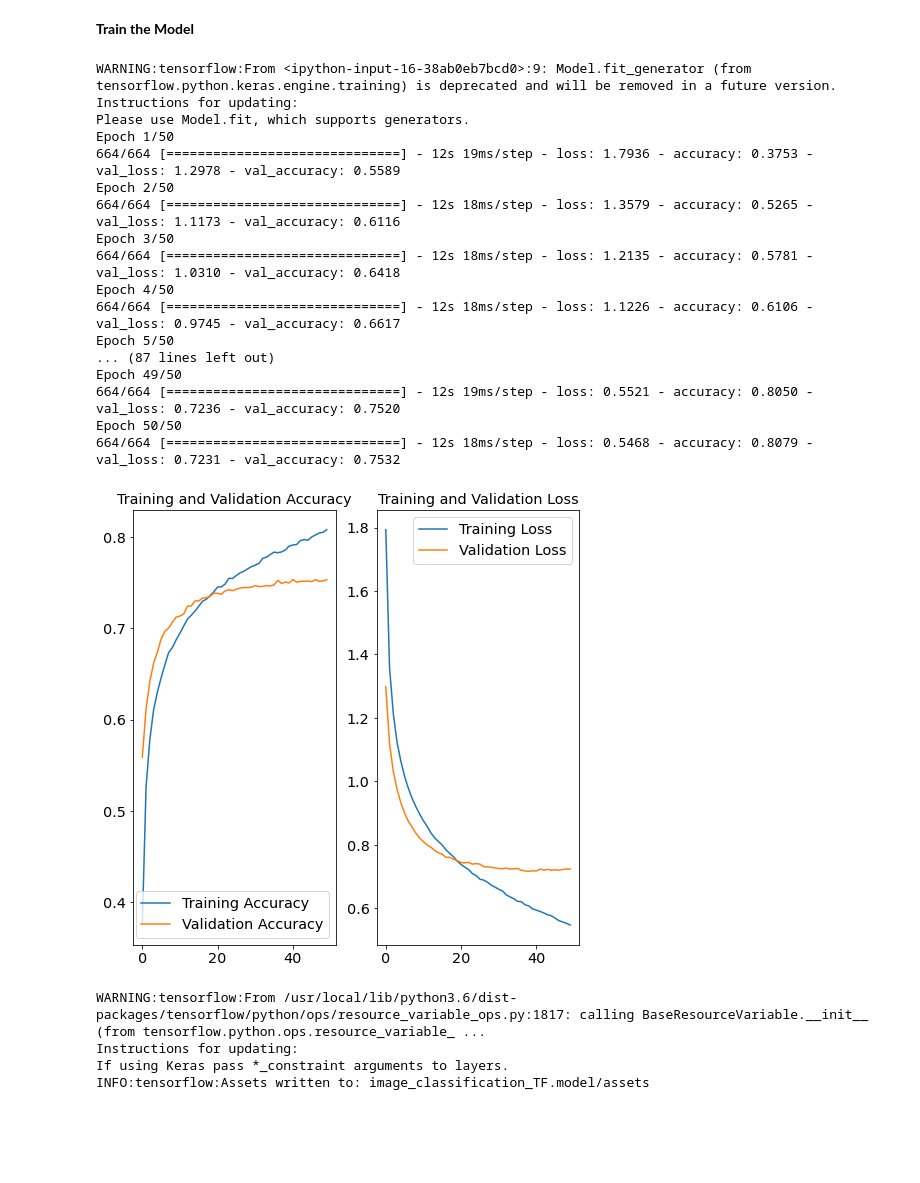
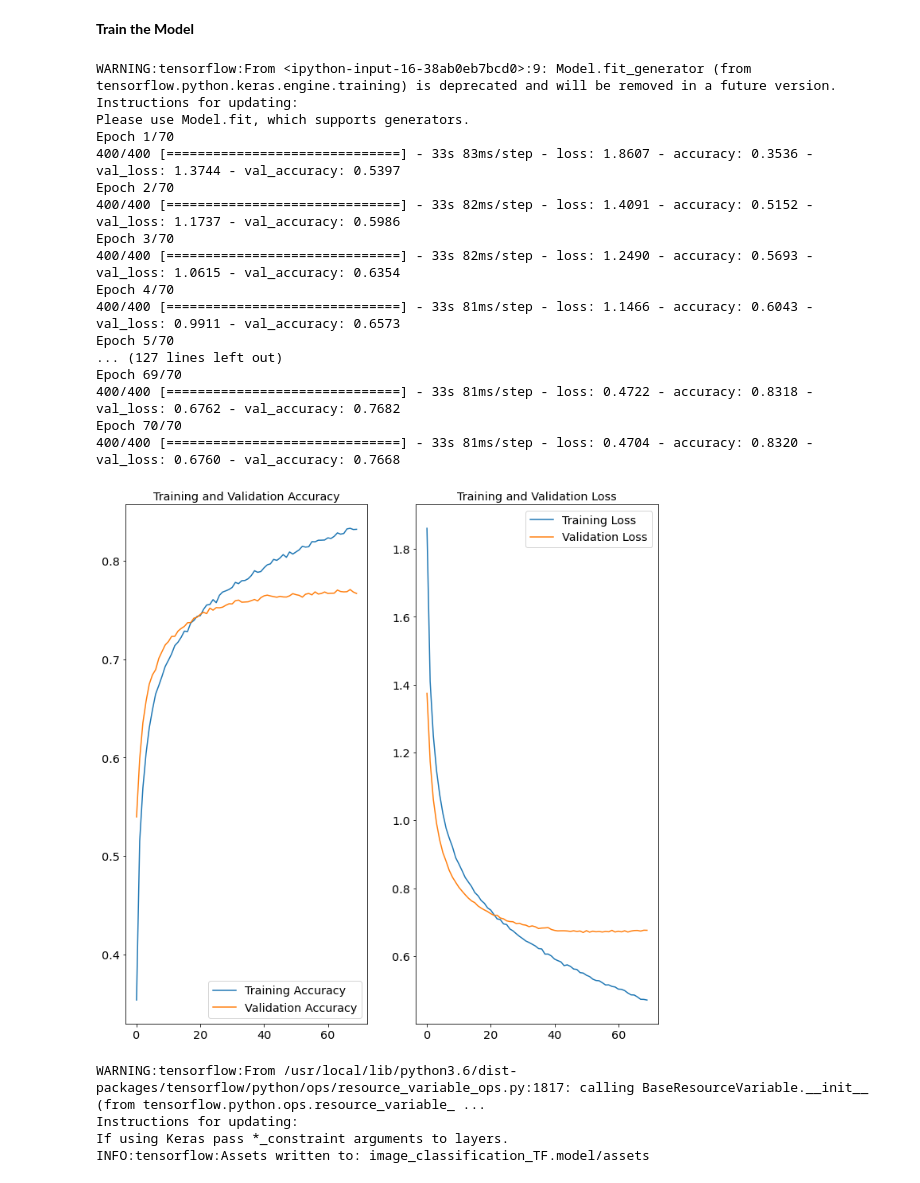
Before and after one commit to vivekknow/Pre-trained_image_classification, a Jupyter notebook: Image_classification_TF.ipynb, the cells around one changed output. Cells and saved outputs as stored; diff of their text form; code cells hidden in the pictures; blank space fills up the shorter version.

```diff
--- a/Image_classification_TF.ipynb
+++ b/Image_classification_TF.ipynb
@@ -58,8 +58,8 @@ import np_utils
 # import tensorflow as tf
 from tensorflow.keras.utils import to_categorical
 # %%
-BATCH_SIZE = 64
-EPOCHS = 50
+BATCH_SIZE = 100
+EPOCHS = 70
 NUM_CLASSES = 10
 # 1e-4 = 0.0001
 LEARNING_RATE = 1e-4
@@ -69,7 +69,7 @@ MOMENTUM = 0.9
 # %%
 X_train, X_val, y_train, y_val = train_test_split(X_train,
                                                   y_train,
-                                                  test_size=0.15,
+                                                  test_size=0.2,
                                                   stratify=np.array(y_train),
                                                   random_state=42)
 # %%
@@ -87,9 +87,9 @@ print(Y_train[:5])
 # %%
 import cv2
 
-X_train = np.array([cv2.resize(x, (32, 32)) for x in X_train])
-X_val = np.array([cv2.resize(x, (32, 32)) for x in X_val])
-X_test = np.array([cv2.resize(x, (32, 32)) for x in X_test])
+X_train = np.array([cv2.resize(x, (64, 64)) for x in X_train])
+X_val = np.array([cv2.resize(x, (64, 64)) for x in X_val])
+X_test = np.array([cv2.resize(x, (64, 64)) for x in X_test])
 # %% [markdown]
 **Prepare the Model**
 
@@ -101,7 +101,7 @@ Stack both models on top of each other
 # %%
 base_model = vgg.VGG16(weights='imagenet',
                        include_top=False,
-                       input_shape=(32, 32, 3))
+                       input_shape=(64, 64, 3))
 # %%
 # Extract the last layer from third block of vgg16 model
 last = base_model.get_layer('block3_pool').output
@@ -182,44 +182,44 @@ history = model.fit_generator(train_generator,
 WARNING:tensorflow:From <ipython-input-16-38ab0eb7bcd0>:9: Model.fit_generator (from tensorflow.python.keras.engine.training) is deprecated and will be removed in a future version.
 Instructions for updating:
 Please use Model.fit, which supports generators.
-Epoch 1/50
-664/664 [==============================] - 12s 19ms/step - loss: 1.7936 - accuracy: 0.3753 - val_loss: 1.2978 - val_accuracy: 0.5589
-Epoch 2/50
-664/664 [==============================] - 12s 18ms/step - loss: 1.3579 - accuracy: 0.5265 - val_loss: 1.1173 - val_accuracy: 0.6116
-Epoch 3/50
-664/664 [==============================] - 12s 18ms/step - loss: 1.2135 - accuracy: 0.5781 - val_loss: 1.0310 - val_accuracy: 0.6418
-Epoch 4/50
-664/664 [==============================] - 12s 18ms/step - loss: 1.1226 - accuracy: 0.6106 - val_loss: 0.9745 - val_accuracy: 0.6617
-Epoch 5/50
-... (87 lines left out)
-Epoch 49/50
-664/664 [==============================] - 12s 19ms/step - loss: 0.5521 - accuracy: 0.8050 - val_loss: 0.7236 - val_accuracy: 0.7520
-Epoch 50/50
-664/664 [==============================] - 12s 18ms/step - loss: 0.5468 - accuracy: 0.8079 - val_loss: 0.7231 - val_accuracy: 0.7532
+Epoch 1/70
+400/400 [==============================] - 33s 83ms/step - loss: 1.8607 - accuracy: 0.3536 - val_loss: 1.3744 - val_accuracy: 0.5397
+Epoch 2/70
+400/400 [==============================] - 33s 82ms/step - loss: 1.4091 - accuracy: 0.5152 - val_loss: 1.1737 - val_accuracy: 0.5986
+Epoch 3/70
+400/400 [==============================] - 33s 82ms/step - loss: 1.2490 - accuracy: 0.5693 - val_loss: 1.0615 - val_accuracy: 0.6354
+Epoch 4/70
+400/400 [==============================] - 33s 81ms/step - loss: 1.1466 - accuracy: 0.6043 - val_loss: 0.9911 - val_accuracy: 0.6573
+Epoch 5/70
+... (127 lines left out)
+Epoch 69/70
+400/400 [==============================] - 33s 81ms/step - loss: 0.4722 - accuracy: 0.8318 - val_loss: 0.6762 - val_accuracy: 0.7682
+Epoch 70/70
+400/400 [==============================] - 33s 81ms/step - loss: 0.4704 - accuracy: 0.8320 - val_loss: 0.6760 - val_accuracy: 0.7668
 # %%
 acc = history.history['accuracy']
 val_acc = history.history['val_accuracy']
 
 loss = history.history['loss']
 val_loss = history.history['val_loss']
 
-epochs_range = range(50)
+epochs_range = range(70)
 
-plt.figure(figsize=(8, 8))
+plt.figure(figsize=(12, 12))
 plt.subplot(1, 2, 1)
 plt.plot(epochs_range, acc, label='Training Accuracy')
 plt.plot(epochs_range, val_acc, label='Validation Accuracy')
 plt.legend(loc='lower right')
 plt.title('Training and Validation Accuracy')
 
 plt.subplot(1, 2, 2)
 plt.plot(epochs_range, loss, label='Training Loss')
 plt.plot(epochs_range, val_loss, label='Validation Loss')
 plt.legend(loc='upper right')
 plt.title('Training and Validation Loss')
 plt.show()
 # %% [output]
-[figure, old version]
+[figure, new version]
 # %%
 #Save the model
 history.model.save("image_classification_TF.model")
```
Also changed, not shown: parts of 8 cells of this notebook.
